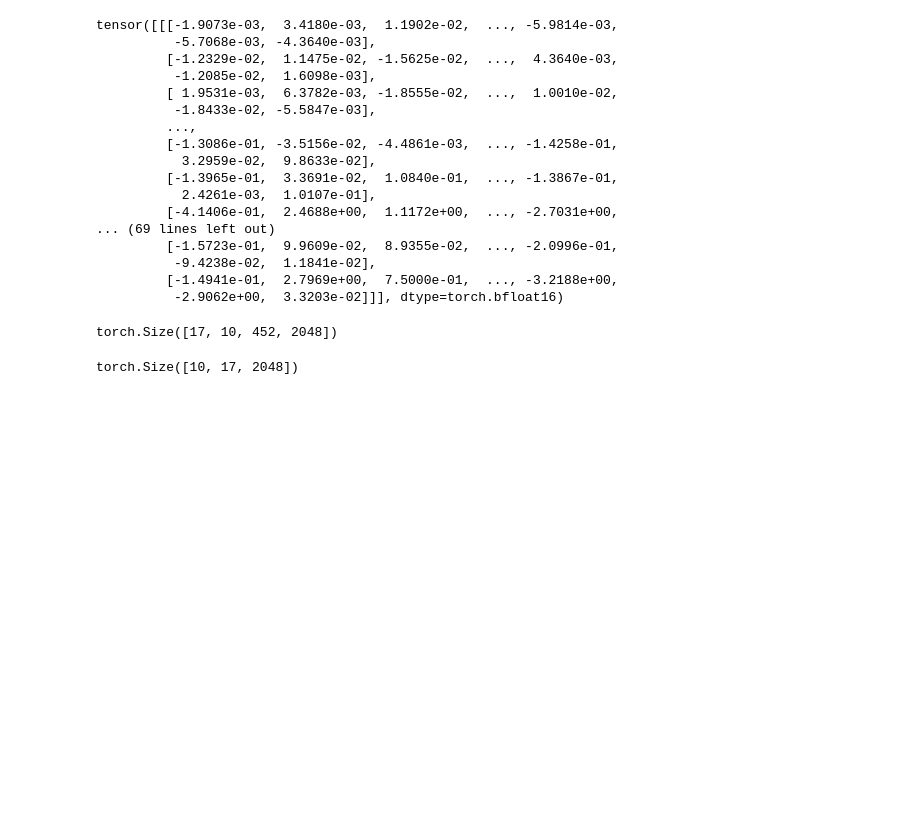
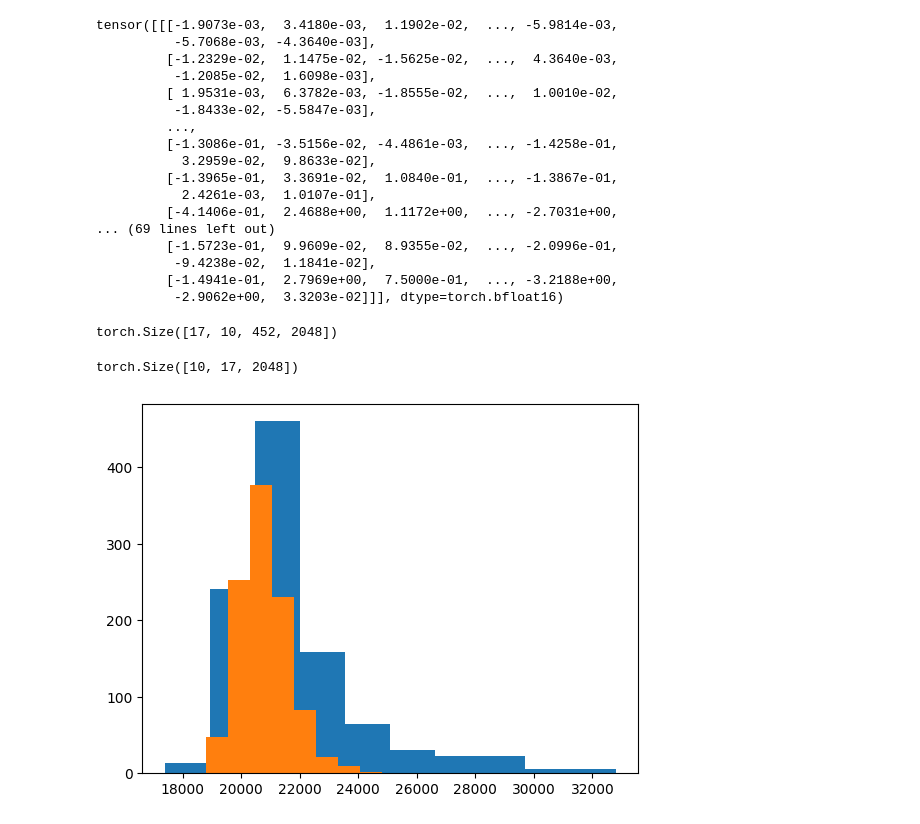
Before and after one commit to chriswolfram/unireps, a Jupyter notebook: notebooks/unireps-1.ipynb, the cells around one changed output. Cells and saved outputs as stored; diff of their text form; code cells hidden in the pictures; blank space fills up the shorter version.

```diff
--- a/notebooks/unireps-1.ipynb
+++ b/notebooks/unireps-1.ipynb
@@ -6,7 +7,9 @@ import huggingface_hub
 # %%
 datasets.disable_caching()
 # %%
-cache_dir = '/Users/christopher/Documents/unirepsCache'
+project_dir = '/Users/christopher/Documents/unireps'
+cache_dir = os.path.join(project_dir, 'hf_cache')
+output_dir = os.path.join(project_dir, 'outputs')
 # cache_dir = '/net/scratch2/chriswolfram/hf_cache'
 # %%
 huggingface_hub.login(new_session=False)
@@ -308,3 +311,5 @@ torch.Size([17, 10, 452, 2048])
 layer_mean_embeddings = ((torch.stack(model_out.hidden_states)[:, torch.arange(input_ids.size(0))] * attention_mask.unsqueeze(-1)).sum(2) / attention_mask.sum(-1).unsqueeze(-1)).permute(1,0,2)
 # %% [output]
 torch.Size([10, 17, 2048])
+# %%
+embeddings_1 = datasets.load_from_disk(os.path.join(output_dir, 'google__gemma-2-27b---imdb'))
@@ -310,0 +320,6 @@ torch.Size([10, 17, 2048])
+# %%
+plt.hist(embeddings_1.take(1024)['layer_last_embeddings'][:,-3].norm(dim=1))
+plt.hist(embeddings_1.take(1024)['layer_mean_embeddings'][:,-3].norm(dim=1))
+plt.show()
+# %% [output]
+[figure, added]
```
Also changed, not shown: parts of 11 cells of this notebook, 3 other files.
